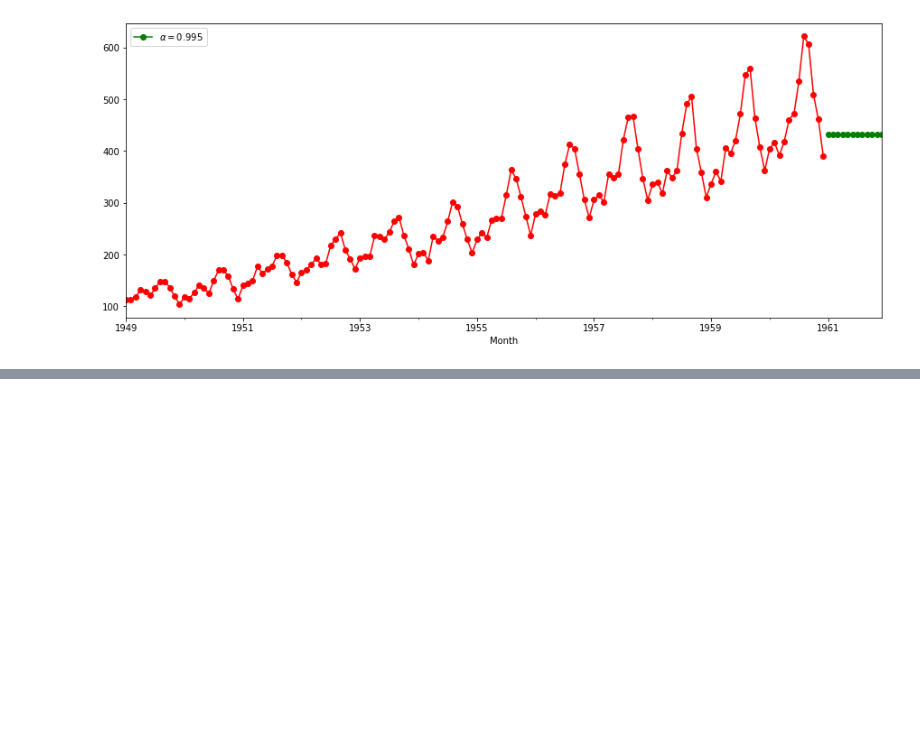
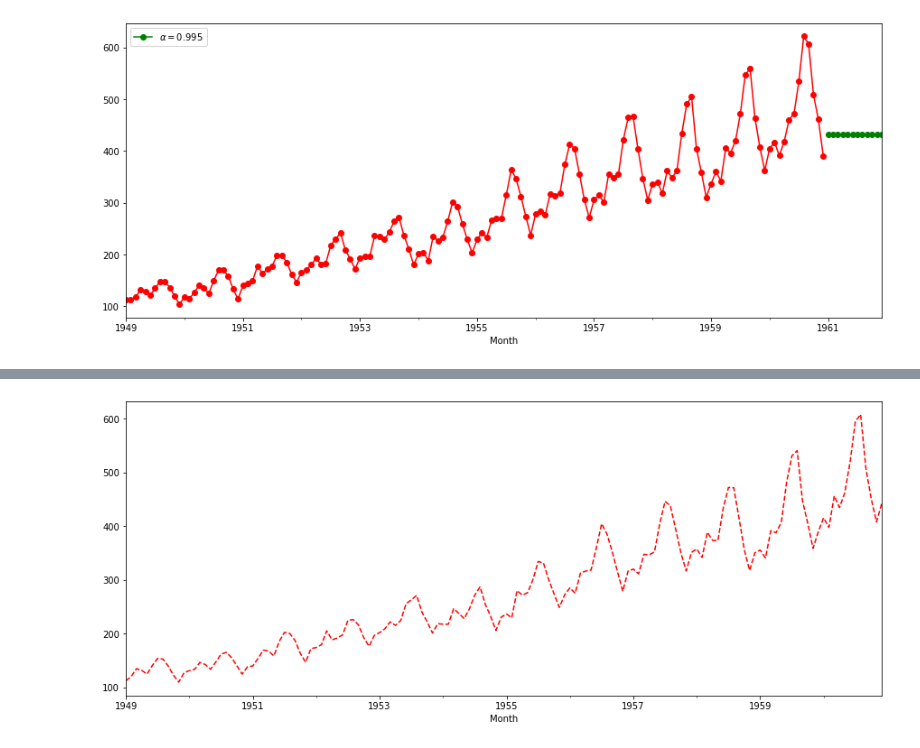
Before and after one commit to caiquemiranda/python-time-series-analysis, a Jupyter notebook: time-series-one/04-principios-previsão-series.ipynb, the cells around one changed output, grey strips where cells are left out. Saved outputs shown, nothing was run; the diff lists cells and outputs as text; code cells hidden in the pictures; blank space fills up the shorter version.

```diff
--- a/time-series-one/04-principios-previsão-series.ipynb
+++ b/time-series-one/04-principios-previsão-series.ipynb
@@ -134,0 +176,13 @@ fit3.fittedvalues.plot(marker='o', color='red');
+# %%
+# criando modelo
+
+fit1 = ExponentialSmoothing(data,
+                            seasonal_periods=12,
+                            trend='additive',
+                            seasonal='additive').fit()
+# %%
+# grafico do modelo
+
+fit1.fittedvalues.plot(style='--', color='red');
+# %% [output]
+[figure, added]
```
Also changed, not shown: parts of 32 cells of this notebook.
